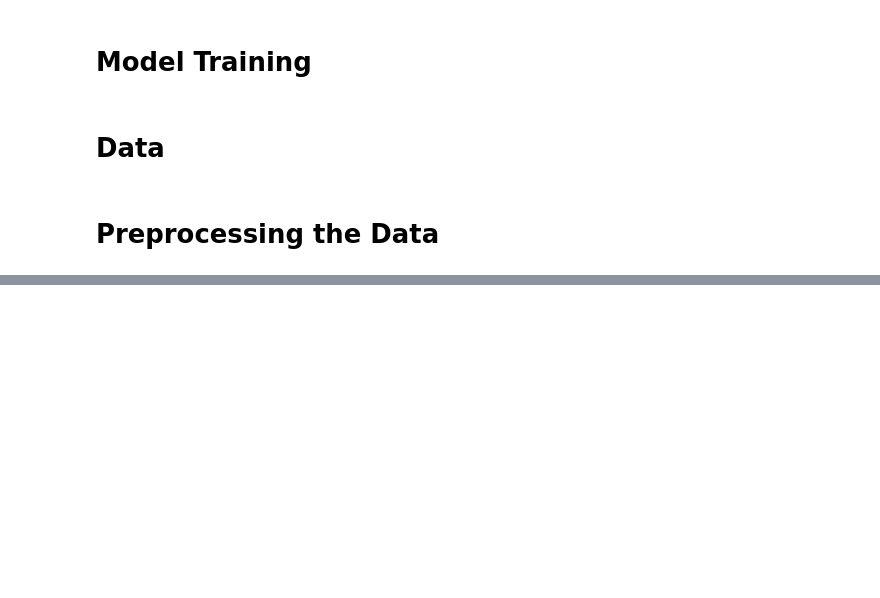
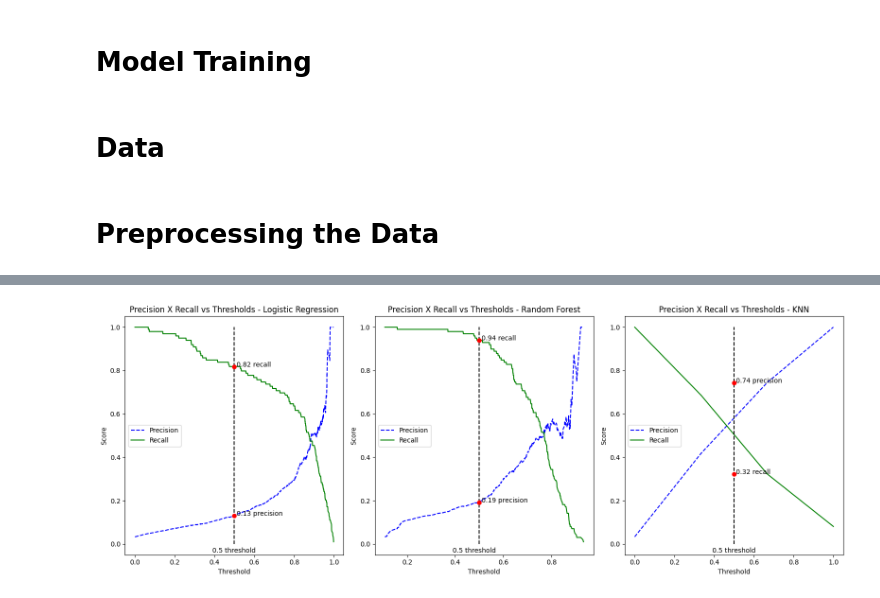
Before and after one commit to vitorccmanso/Predictive-Maintenance, a Jupyter notebook: Notebooks/Model Training.ipynb, the cells around one changed output, grey strips where cells are left out. Drawn from its saved outputs; the diff is of its cells as text; code cells hidden in the pictures; blank space fills up the shorter version.

```diff
--- a/Notebooks/Model Training.ipynb
+++ b/Notebooks/Model Training.ipynb
@@ -42,0 +54,4 @@ AttributeError: 'DAGsHubLogger' object has no attribute 'log_model'
+# %%
+plot_precision_recall_threshold(y_test_original, X_test_original, model_report_original, 1, 3)
+# %% [output]
+[figure, added]
```
Also changed, not shown: parts of 14 cells of this notebook, 3 other files.
